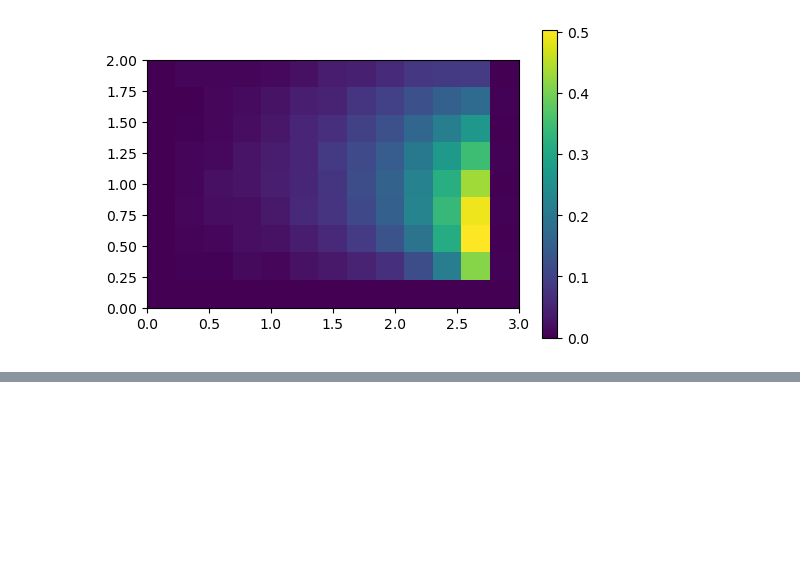
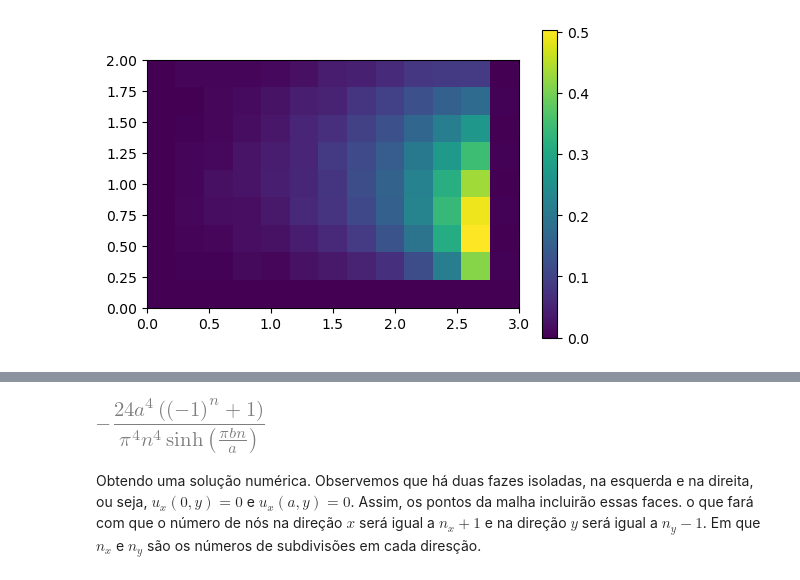
Before and after one commit to tiagoburiol/MatComp_IV, a Jupyter notebook: extras/08_exercicios_resolvidos.ipynb, the cells around one changed output, grey strips where cells are left out. Drawn from its saved outputs; the diff is of its cells as text; code cells hidden in the pictures; blank space fills up the shorter version.

```diff
--- a/extras/08_exercicios_resolvidos.ipynb
+++ b/extras/08_exercicios_resolvidos.ipynb
@@ -162,0 +205,8 @@ plt.show()
+# %%
+cn = ((2/a)/sp.sinh(n*sp.pi*b/a))*\
+     (sp.integrate(g*sp.cos(n*sp.pi*x/a),(x,0,a)))
+display(sp.simplify(cn))
+# %% [output]
+[figure, added]
+# %% [markdown]
+Obtendo uma solução numérica. Observemos que há duas fazes isoladas, na esquerda e na direita, ou seja, $u_x(0, y)=0$ e $u_x(a, y)=0$. Assim, os pontos da malha incluirão essas faces. o que fará com que o número de nós na direção $x$ será igual a $n_x+1$ e na direção $y$ será igual a $n_y-1$. Em que $n_x$ e $n_y$ são os números de subdivisões em cada diresção.
```
Also changed, not shown: parts of 23 cells of this notebook.
